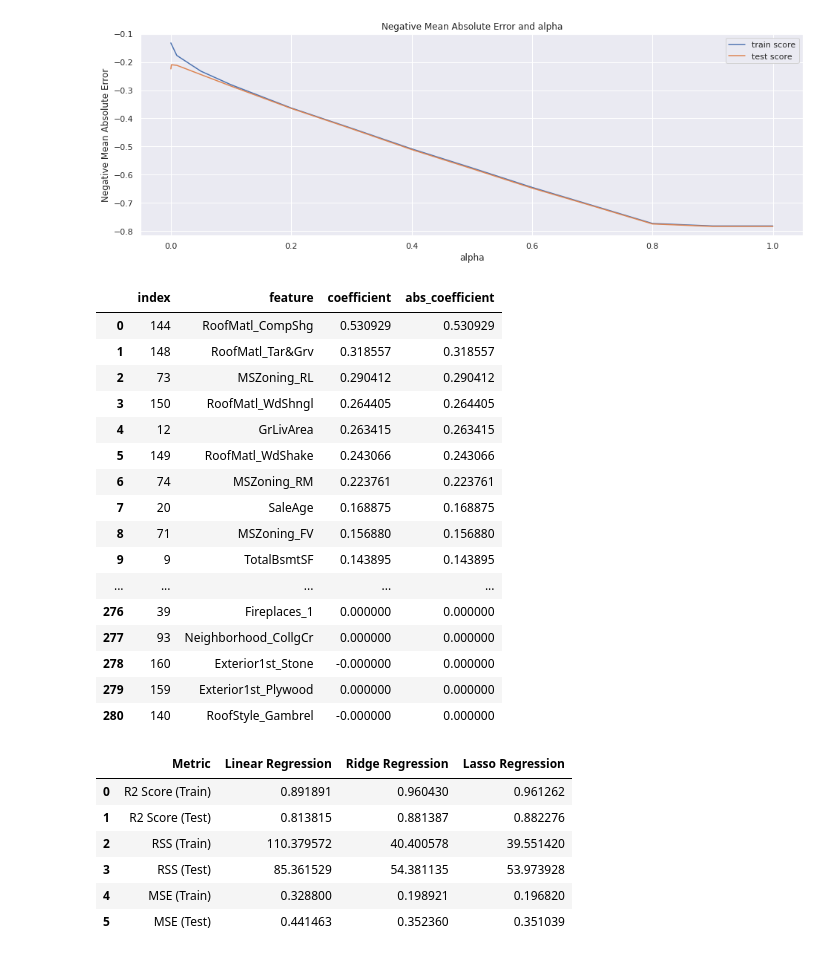
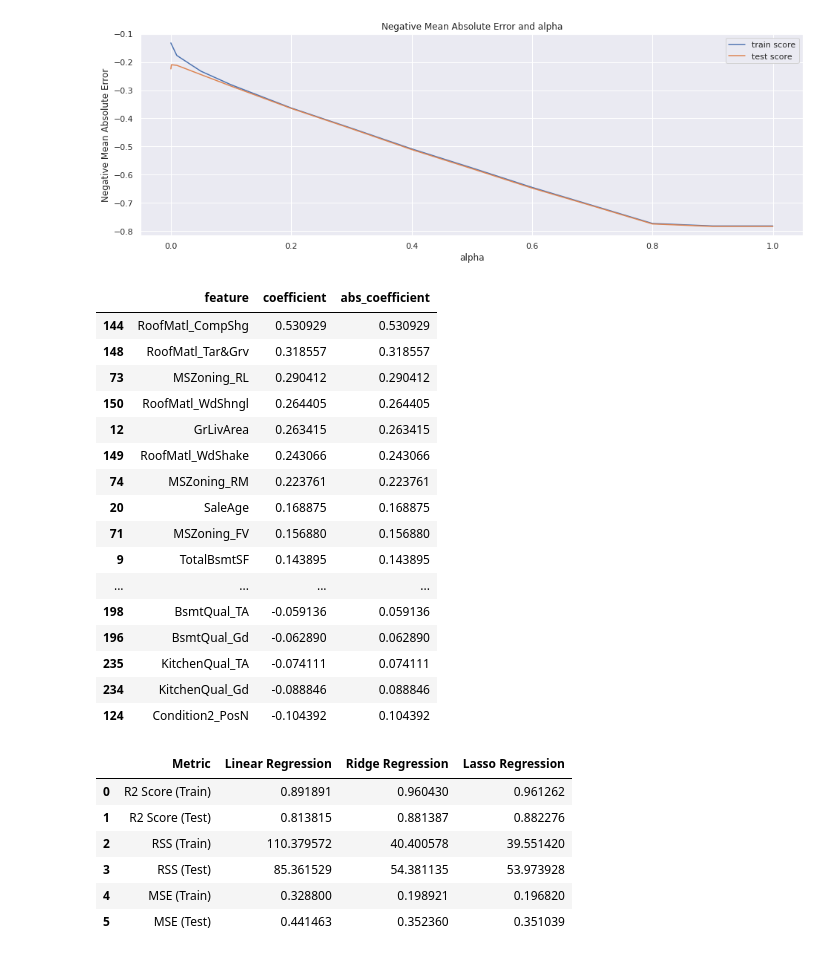
Before and after one commit to ishankarve/Assignment-Advanced-Regression, a Jupyter notebook: Assignment Advanced Regression.ipynb, the cells around one changed output. Saved outputs shown, nothing was run; the diff lists cells and outputs as text; code cells hidden in the pictures.

```diff
--- a/Assignment Advanced Regression.ipynb
+++ b/Assignment Advanced Regression.ipynb
@@ -2033,27 +2033,27 @@ plt.show()
 # %%
 lasso_linear_regression = pd.DataFrame(list(zip(lasso.feature_names_in_, lasso.coef_)),
                columns =['feature', 'coefficient'])
 lasso_linear_regression['abs_coefficient'] = abs(lasso_linear_regression['coefficient'])
-lasso_linear_regression.sort_values(by=['abs_coefficient'], ascending=False, inplace=True)
-lasso_linear_regression.reset_index()
+lasso_linear_regression.sort_values(by=['coefficient'], ascending=False, inplace=True)
+lasso_linear_regression
 # %% [output]
-|  | index | feature | coefficient | abs_coefficient |
-| 0 | 144 | RoofMatl_CompShg | 0.530929 | 0.530929 |
-| 1 | 148 | RoofMatl_Tar&Grv | 0.318557 | 0.318557 |
-| 2 | 73 | MSZoning_RL | 0.290412 | 0.290412 |
-| 3 | 150 | RoofMatl_WdShngl | 0.264405 | 0.264405 |
-| 4 | 12 | GrLivArea | 0.263415 | 0.263415 |
-| 5 | 149 | RoofMatl_WdShake | 0.243066 | 0.243066 |
-| 6 | 74 | MSZoning_RM | 0.223761 | 0.223761 |
-| 7 | 20 | SaleAge | 0.168875 | 0.168875 |
-| 8 | 71 | MSZoning_FV | 0.156880 | 0.156880 |
-| 9 | 9 | TotalBsmtSF | 0.143895 | 0.143895 |
-| ... | ... | ... | ... | ... |
-| 276 | 39 | Fireplaces_1 | 0.000000 | 0.000000 |
-| 277 | 93 | Neighborhood_CollgCr | 0.000000 | 0.000000 |
-| 278 | 160 | Exterior1st_Stone | -0.000000 | 0.000000 |
-| 279 | 159 | Exterior1st_Plywood | 0.000000 | 0.000000 |
-| 280 | 140 | RoofStyle_Gambrel | -0.000000 | 0.000000 |
+|  | feature | coefficient | abs_coefficient |
+| 144 | RoofMatl_CompShg | 0.530929 | 0.530929 |
+| 148 | RoofMatl_Tar&Grv | 0.318557 | 0.318557 |
+| 73 | MSZoning_RL | 0.290412 | 0.290412 |
+| 150 | RoofMatl_WdShngl | 0.264405 | 0.264405 |
+| 12 | GrLivArea | 0.263415 | 0.263415 |
+| 149 | RoofMatl_WdShake | 0.243066 | 0.243066 |
+| 74 | MSZoning_RM | 0.223761 | 0.223761 |
+| 20 | SaleAge | 0.168875 | 0.168875 |
+| 71 | MSZoning_FV | 0.156880 | 0.156880 |
+| 9 | TotalBsmtSF | 0.143895 | 0.143895 |
+| ... | ... | ... | ... |
+| 198 | BsmtQual_TA | -0.059136 | 0.059136 |
+| 196 | BsmtQual_Gd | -0.062890 | 0.062890 |
+| 235 | KitchenQual_TA | -0.074111 | 0.074111 |
+| 234 | KitchenQual_Gd | -0.088846 | 0.088846 |
+| 124 | Condition2_PosN | -0.104392 | 0.104392 |
 # %%
 # metric table
 
```
